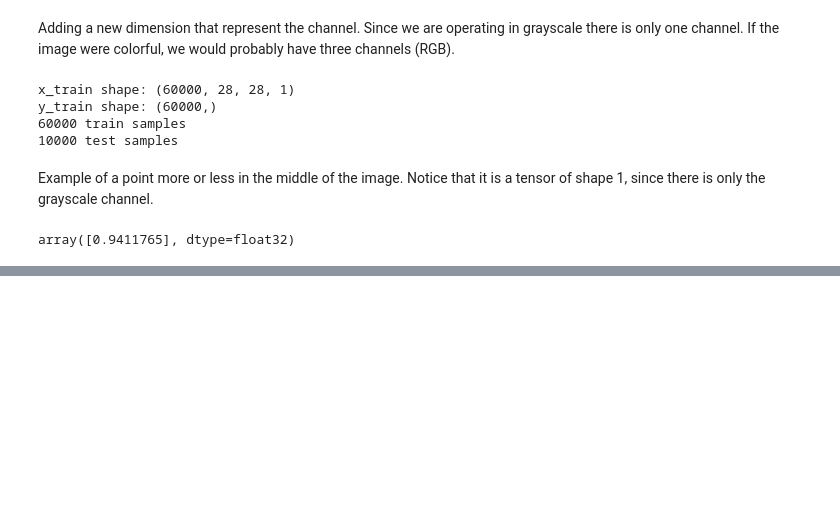
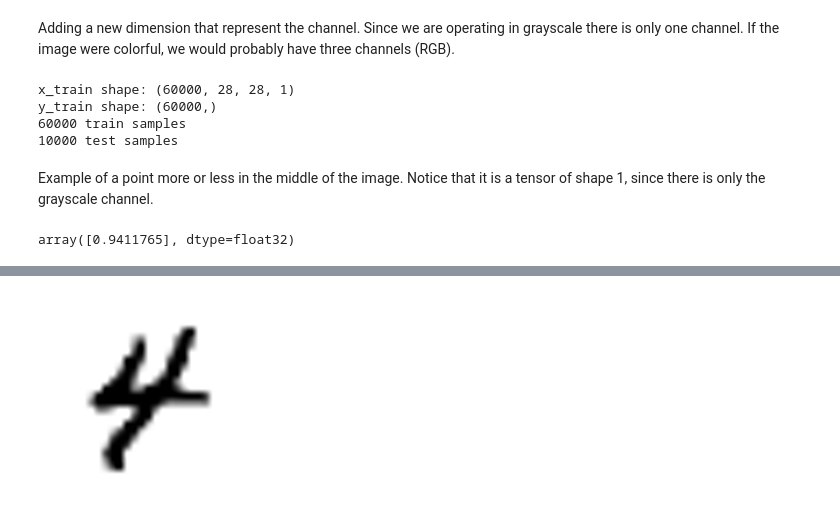
Before and after one commit to fbaltor/et-287, a Jupyter notebook: notebooks/unit3_mlp_mnist.ipynb, the cells around one changed output, grey strips where cells are left out. Cells and saved outputs as stored; diff of their text form; code cells hidden in the pictures; blank space fills up the shorter version.

```diff
--- a/notebooks/unit3_mlp_mnist.ipynb
+++ b/notebooks/unit3_mlp_mnist.ipynb
@@ -89,0 +92,19 @@ y_train[sample_index]
+# %%
+# Function concentrating all the previous logic
+
+def display_with_pil(image: np.typing.NDArray):
+    if image.ndim == 3:
+        image = sample.squeeze(axis = -1)
+
+    if 0 <= image.min() and image.max() <= 1:
+        image = (255 * image).astype(np.uint8)
+
+    image = PIL.Image.fromarray(image, mode = 'L')
+    image = image.resize((200, 200))
+    image = PIL.Image.eval(image, lambda x: 255 - x)
+
+    IPython.display.display(image)
+
+display_with_pil(sample)
+# %% [output]
+[figure, added]
```
Also changed, not shown: parts of 16 cells of this notebook, 4 other files.
